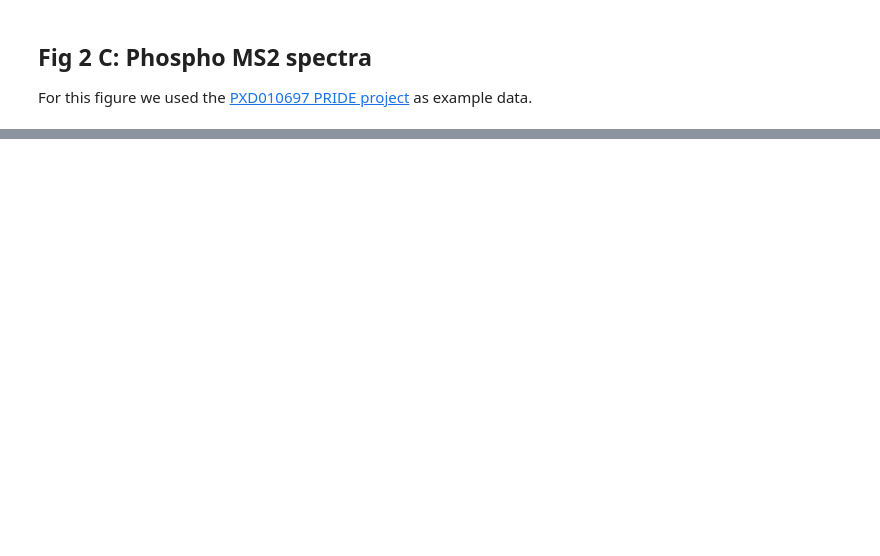
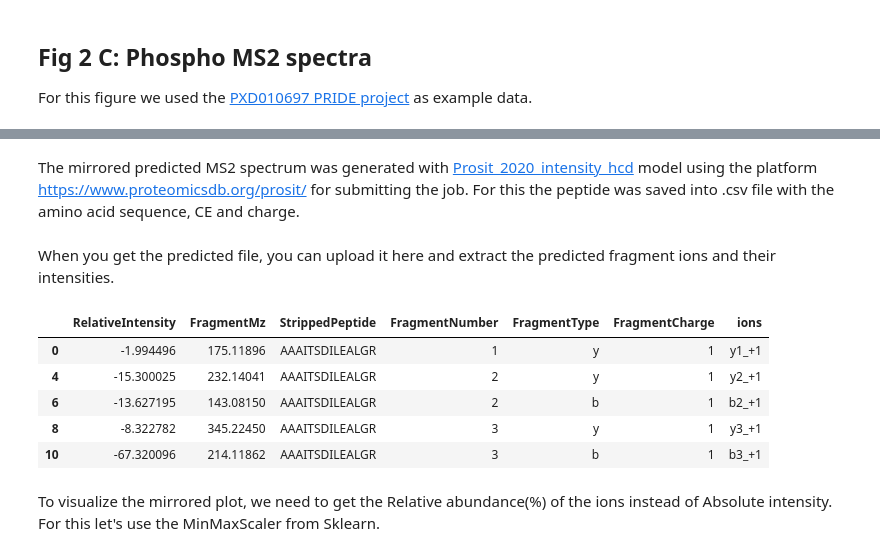
Before and after one commit to MannLabs/ProteomicsVisualization, a Jupyter notebook: Figure 2.ipynb, the cells around one changed output, grey strips where cells are left out. Saved outputs shown, nothing was run; the diff lists cells and outputs as text; code cells hidden in the pictures; blank space fills up the shorter version.

```diff
--- a/Figure 2.ipynb
+++ b/Figure 2.ipynb
@@ -160,0 +223,7 @@ plot_mass_spectra(
+# %%
+peptide = {
+    'sequence': 'AAAITSDILEALGR',
+    'm/z': 700.8901978,
+    'charge': 2,
+    'CE': 27
+}
@@ -160,0 +237,2 @@ plot_mass_spectra(
+# %% [markdown]
+The mirrored predicted MS2 spectrum was generated with [Prosit_2020_intensity_hcd](https://doi.org/10.1038/s41592-019-0426-7) model using the platform https://www.proteomicsdb.org/prosit/ for submitting the job. For this the peptide was saved into .csv file with the amino acid sequence, CE and charge.
@@ -160,0 +245,21 @@ plot_mass_spectra(
+# %% [markdown]
+When you get the predicted file, you can upload it here and extract the predicted fragment ions and their intensities.
+# %%
+path_to_prediction = '../Data/PXD012867_yeast_project/myPrositLib.csv'
+predicted_df = pd.read_csv(
+    path_to_prediction,
+    usecols=['RelativeIntensity', 'FragmentMz', 'StrippedPeptide', 'FragmentNumber', 'FragmentType', 'FragmentCharge']
+)
+predicted_df = predicted_df[(predicted_df.StrippedPeptide == peptide['sequence']) & (predicted_df.RelativeIntensity > 0)]
+predicted_df.RelativeIntensity *= -100
+predicted_df['ions'] = predicted_df.apply(lambda x: f"{x.FragmentType}{x.FragmentNumber}_+{x.FragmentCharge}", axis=1)
+predicted_df.head()
+# %% [output]
+|  | RelativeIntensity | FragmentMz | StrippedPeptide | FragmentNumber | FragmentType | FragmentCharge | ions |
+| 0 | -1.994496 | 175.11896 | AAAITSDILEALGR | 1 | y | 1 | y1_+1 |
+| 4 | -15.300025 | 232.14041 | AAAITSDILEALGR | 2 | y | 1 | y2_+1 |
+| 6 | -13.627195 | 143.08150 | AAAITSDILEALGR | 2 | b | 1 | b2_+1 |
+| 8 | -8.322782 | 345.22450 | AAAITSDILEALGR | 3 | y | 1 | y3_+1 |
+| 10 | -67.320096 | 214.11862 | AAAITSDILEALGR | 3 | b | 1 | b3_+1 |
+# %% [markdown]
+To visualize the mirrored plot, we need to get the Relative abundance(%) of the ions instead of Absolute intensity. For this let's use the MinMaxScaler from Sklearn.
```
Also changed, not shown: parts of 13 cells of this notebook.
